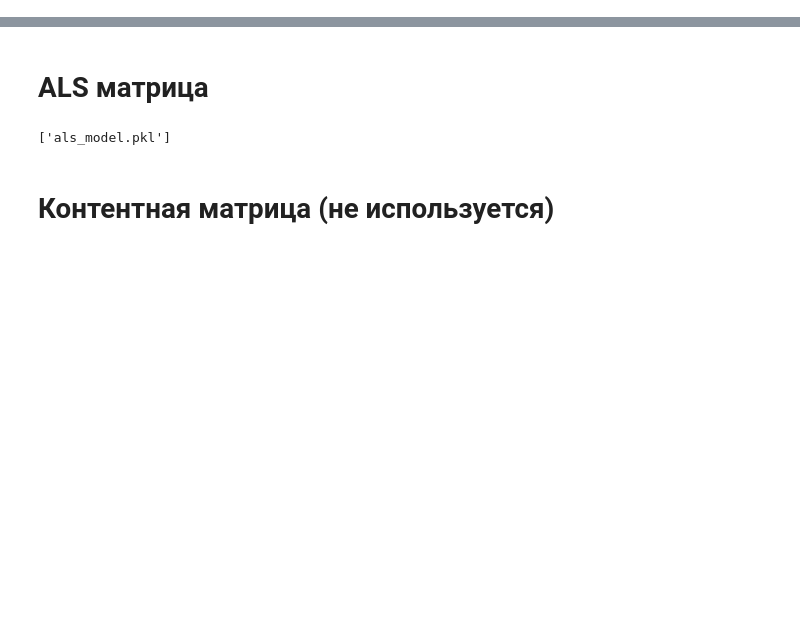
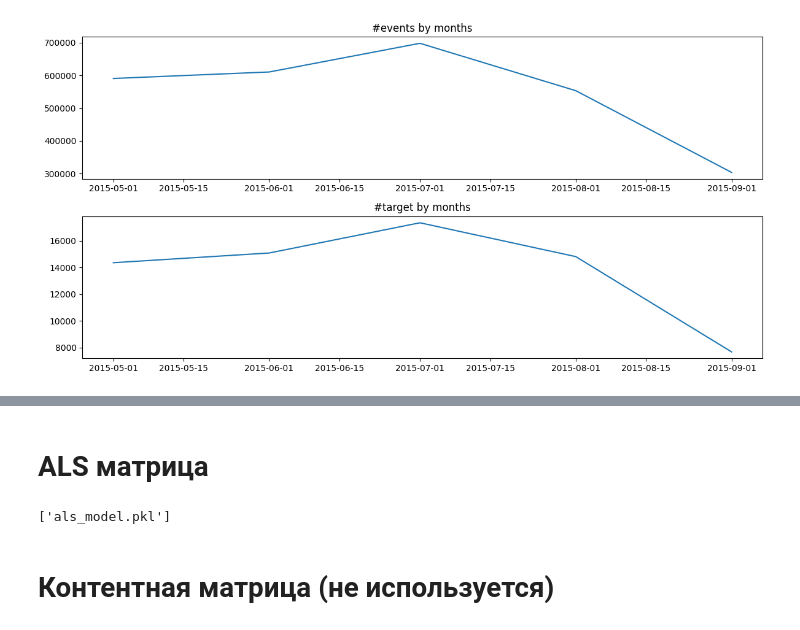
Before and after one commit to tim-gur/mle-final, a Jupyter notebook: model_exp.ipynb, the cells around one changed output, grey strips where cells are left out. Cells and saved outputs as stored; diff of their text form; code cells hidden in the pictures; blank space fills up the shorter version.

```diff
--- a/model_exp.ipynb
+++ b/model_exp.ipynb
@@ -0,0 +137,25 @@
+# %%
+# события по месяцам
+
+from pandas.tseries.offsets import MonthEnd
+import seaborn as sns
+import matplotlib.pyplot as plt
+
+events["started_at_month"] = pd.to_datetime(events["date"]).dt.to_period('M').dt.to_timestamp().dt.date
+interactions_by_month = events.groupby("started_at_month").agg(events=("date", "count")).reset_index()
+
+addtocart_events = events[events['event'] == 'addtocart']
+target_by_month = addtocart_events.groupby("started_at_month").agg(events=("date", "count")).reset_index()
+
+fig4, ax = plt.subplots(2, 1, figsize=(12, 6))
+
+ax[0].plot(interactions_by_month["started_at_month"], interactions_by_month["events"])
+ax[0].set_title("#events by months")
+
+ax[1].plot(target_by_month["started_at_month"], target_by_month["events"])
+ax[1].set_title("#target by months")
+
+plt.tight_layout()
+plt.show()
+# %% [output]
+[figure, added]
```
Also changed, not shown: parts of 21 cells of this notebook, 9 other files.
